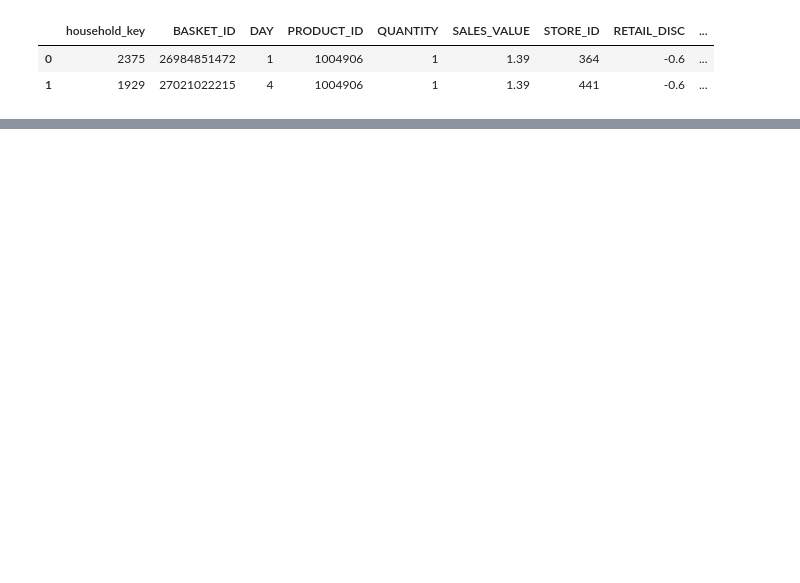
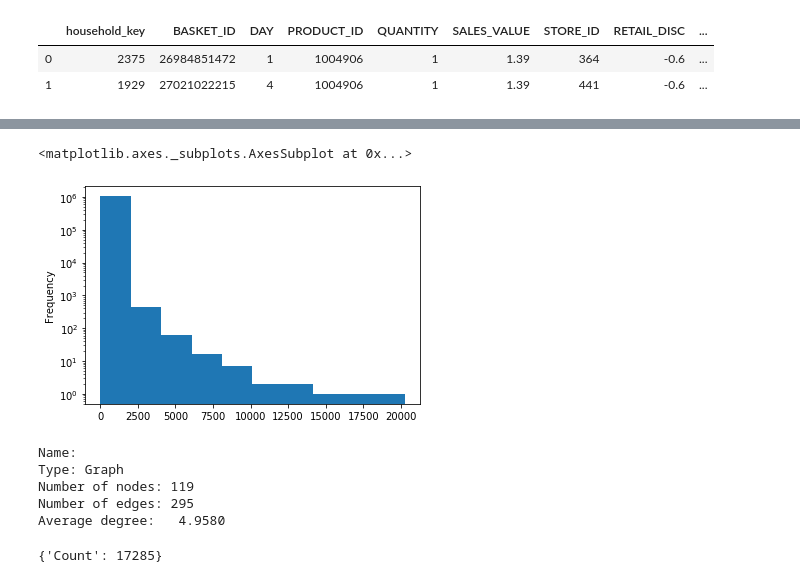
Before and after one commit to Lucianod28/Ada-project, a Jupyter notebook: notebooks/BoughtTogether.ipynb, the cells around one changed output, grey strips where cells are left out. Cells and saved outputs as stored; diff of their text form; code cells hidden in the pictures; blank space fills up the shorter version.

```diff
--- a/notebooks/BoughtTogether.ipynb
+++ b/notebooks/BoughtTogether.ipynb
@@ -408,0 +408,9 @@ Name: name, dtype: object
+# %%
+rows = []
+for prods,count in counts.items():
+    [a,b] = prods.split(";")
+    rows.append((a,b,count))
+# %%
+counts_df = pd.DataFrame(rows, columns=["Product 1", "Product 2", "Count"])
+# %%
+counts_df = counts_df[counts_df["Count"] > 1]
@@ -408,0 +419,2 @@ Name: name, dtype: object
+# %%
+counts_df = counts_df.sort_values("Count", ascending=False)
@@ -408,0 +437,5 @@ Name: name, dtype: object
+# %%
+counts_df["Count"].plot.hist(log=True)
+# %% [output]
+<matplotlib.axes._subplots.AxesSubplot at 0x...>
+[figure, added]
@@ -408,0 +446,12 @@ Name: name, dtype: object
+# %%
+print(nx.info(graph))
+# %% [output]
+Name:
+Type: Graph
+Number of nodes: 119
+Number of edges: 295
+Average degree:   4.9580
+# %%
+graph.get_edge_data('FLUID MILK PRODUCTS / FLUID MILK WHITE ONLY', 'TROPICAL FRUIT / BANANAS')
+# %% [output]
+{'Count': 17285}
```
Also changed, not shown: parts of 32 cells of this notebook.
